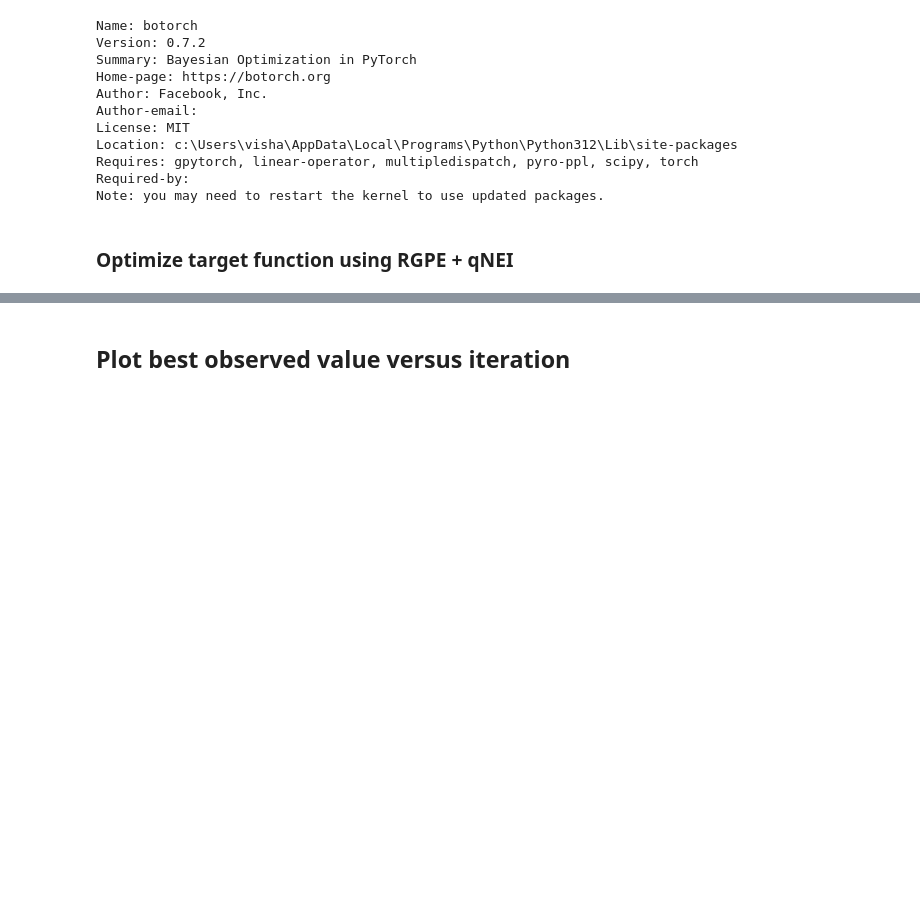
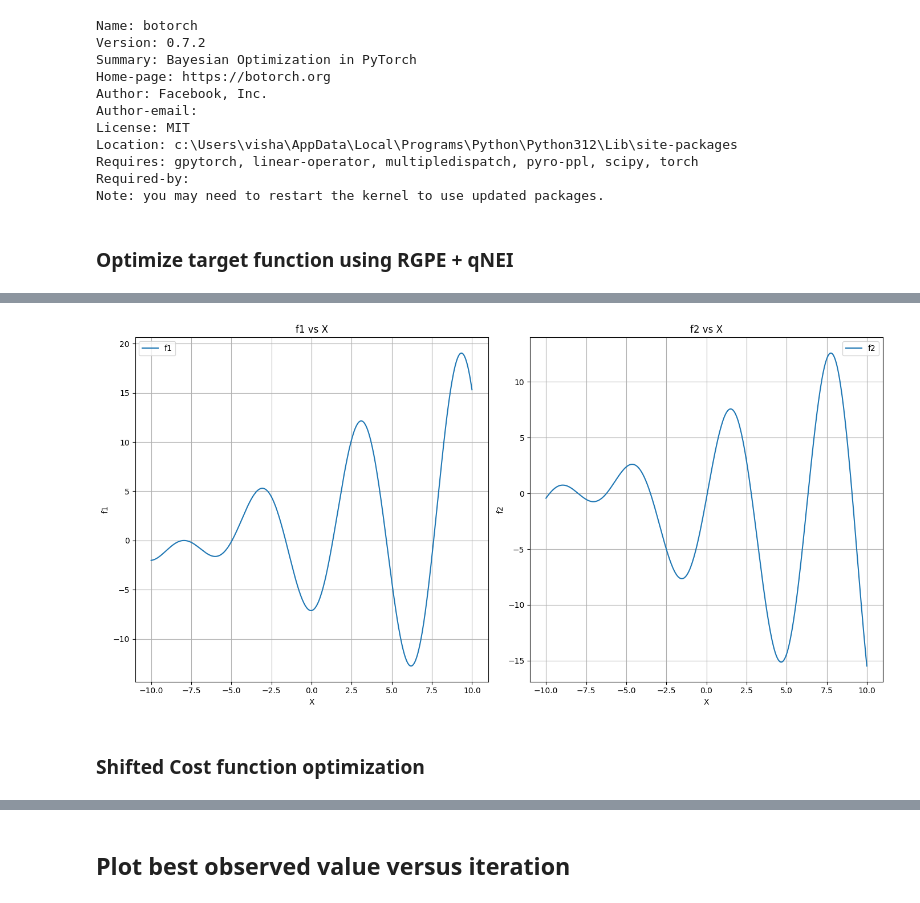
Before and after one commit to vishalvaka/HIL_toolkit_ARL, a Jupyter notebook: notebooks/meta_learning_with_rgpe_MOBO_normal.ipynb, the cells around one changed output, grey strips where cells are left out. Drawn from its saved outputs; the diff is of its cells as text; code cells hidden in the pictures; blank space fills up the shorter version.

Commit message:
shift obj in notebook

```diff
--- a/notebooks/meta_learning_with_rgpe_MOBO_normal.ipynb
+++ b/notebooks/meta_learning_with_rgpe_MOBO_normal.ipynb
@@ -1325,0 +1376,38 @@ KeyboardInterrupt:
+# %%
+def shift_f(X, shift=1.0):
+    f1 = (X + shift) * torch.sin(X + torch.pi + shift) + (X + shift) / 10.0
+    f2 = (X + shift) * torch.cos(X + torch.pi + shift) - (X + shift) / 5.0
+    f_X = torch.cat([f1.unsqueeze(1), f2.unsqueeze(1)], dim=-1)  # Stack the objectives along the last dimension
+    return f_X
+
+X = torch.linspace(-10, 10, 400)
+shift = 8.0  # Assuming TARGET_SHIFT is 1.0
+f_X = shift_f(X, shift)
+
+f1 = f_X[:, 0].numpy()
+f2 = f_X[:, 1].numpy()
+
+plt.figure(figsize=(14, 7))
+
+plt.subplot(1, 2, 1)
+plt.plot(X.numpy(), f1, label='f1')
+plt.xlabel('X')
+plt.ylabel('f1')
+plt.title('f1 vs X')
+plt.grid(True)
+plt.legend()
+
+plt.subplot(1, 2, 2)
+plt.plot(X.numpy(), f2, label='f2')
+plt.xlabel('X')
+plt.ylabel('f2')
+plt.title('f2 vs X')
+plt.grid(True)
+plt.legend()
+
+plt.tight_layout()
+plt.show()
+# %% [output]
+[figure, added]
+# %% [markdown]
+### Shifted Cost function optimization
```
Also changed, not shown: parts of 13 cells of this notebook.
